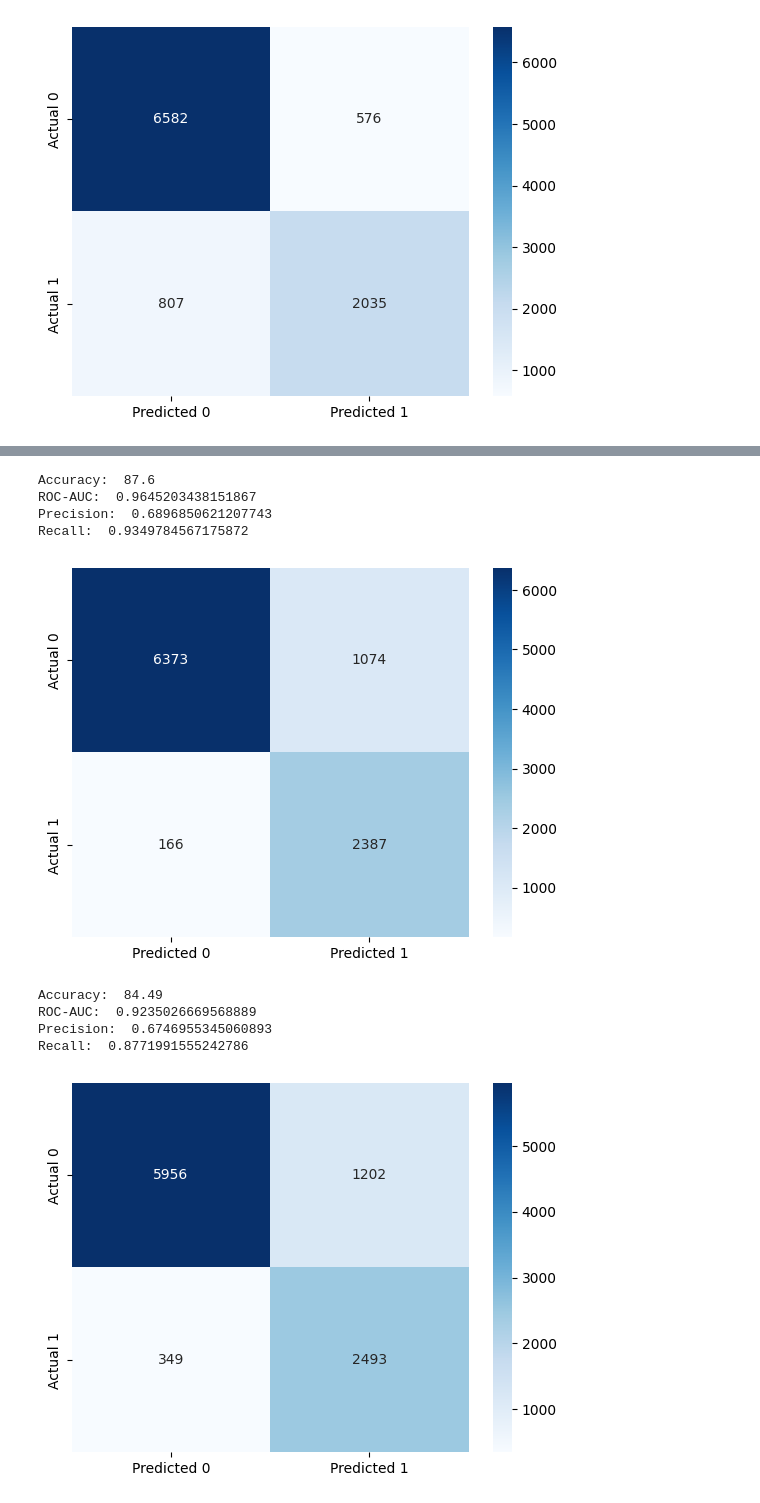
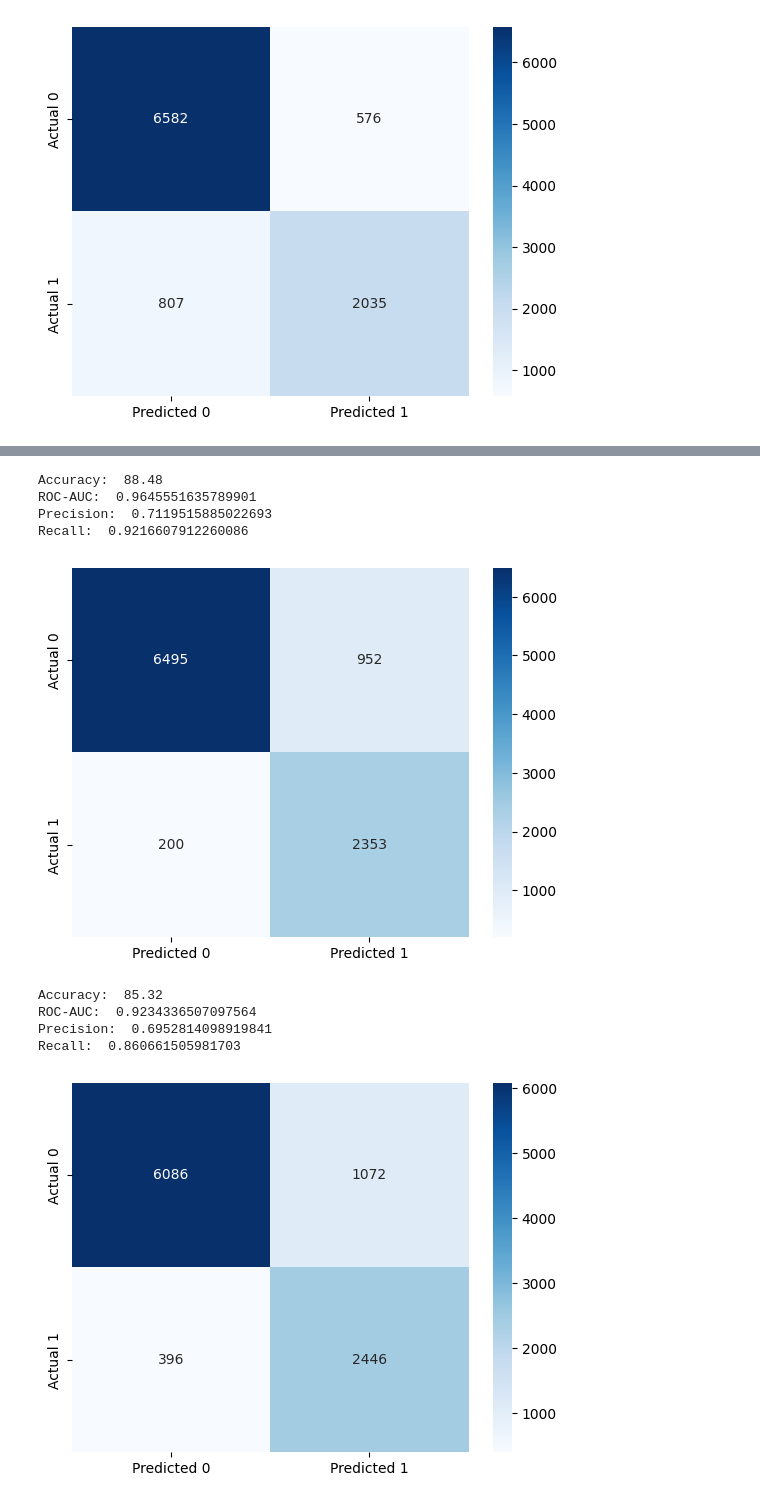
Before and after one commit to LinhNgaNguyen/STAT303-3-Project, a Jupyter notebook: Logistic_Regression.ipynb, the cells around one changed output, grey strips where cells are left out. Cells and saved outputs as stored; diff of their text form; code cells hidden in the pictures.

```diff
--- a/Logistic_Regression.ipynb
+++ b/Logistic_Regression.ipynb
@@ -114,7 +114,7 @@ Recall:  0.7160450387051372
 # %%
 # Finding cross-validation error for trees
 param_grid = {
-    'C': 10**np.linspace(-3.5, 1),
+    'C': 10**np.linspace(-10, 10),
 }
 
 cv = StratifiedKFold(n_splits=5)
@@ -178,5 +192,5 @@ Name: 242, dtype: float64
 # %%
-tree = LogisticRegression(random_state=1, C = 0.014225293134853698).fit(X_train, y_train)
+tree = LogisticRegression(random_state=1, C = 0.014563484775012445).fit(X_train, y_train)
 
 
 tree.fit(X_train, y_train)
@@ -210,6 +222,6 @@ plot_accuracy_recall_vs_threshold(accuracy_list, r, thresholds)
 # %%
 # Performance metrics computation for the optimum decision threshold probability
-desired_threshold = 0.196000
+desired_threshold = 0.229
 
 tree.fit(X_train, y_train)
 
@@ -236,42 +248,42 @@ cm = pd.DataFrame(confusion_matrix(y_train, y_pred),
                   columns=['Predicted 0', 'Predicted 1'], index = ['Actual 0', 'Actual 1'])
 sns.heatmap(cm, annot=True, cmap='Blues', fmt='g');
 # %% [output]
-Accuracy:  87.6
-ROC-AUC:  0.9645203438151867
-Precision:  0.6896850621207743
-Recall:  0.9349784567175872
+Accuracy:  88.48
+ROC-AUC:  0.9645551635789901
+Precision:  0.7119515885022693
+Recall:  0.9216607912260086
-[figure, old version]
+[figure, new version]
 # %%
 # Performance metrics computation for the optimum decision threshold probability
-desired_threshold = 0.196000
+desired_threshold = 0.229
 
 tree.fit(X_train, y_train)
 
 y_pred_prob = tree.predict_proba(X_test)[:,1]
 
 # Classifying observations in the positive class (y = 1) if the predicted probability is greater
 # than the desired decision threshold probability
 y_pred = y_pred_prob > desired_threshold
 y_pred = y_pred.astype(int)
 
 #Computing the accuracy
 print("Accuracy: ",accuracy_score(y_pred, y_test)*100)
 
 #Computing the ROC-AUC
 fpr, tpr, auc_thresholds = roc_curve(y_test, y_pred_prob)
 print("ROC-AUC: ",auc(fpr, tpr))# AUC of ROC
 
 #Computing the precision and recall
 print("Precision: ", precision_score(y_test, y_pred))
 print("Recall: ", recall_score(y_test, y_pred))
 
 #Confusion matrix
 cm = pd.DataFrame(confusion_matrix(y_test, y_pred),
                   columns=['Predicted 0', 'Predicted 1'], index = ['Actual 0', 'Actual 1'])
 sns.heatmap(cm, annot=True, cmap='Blues', fmt='g');
 # %% [output]
-Accuracy:  84.49
-ROC-AUC:  0.9235026669568889
-Precision:  0.6746955345060893
-Recall:  0.8771991555242786
+Accuracy:  85.32
+ROC-AUC:  0.9234336507097564
+Precision:  0.6952814098919841
+Recall:  0.860661505981703
-[figure, old version]
+[figure, new version]
```
Also changed, not shown: parts of 10 cells of this notebook.
